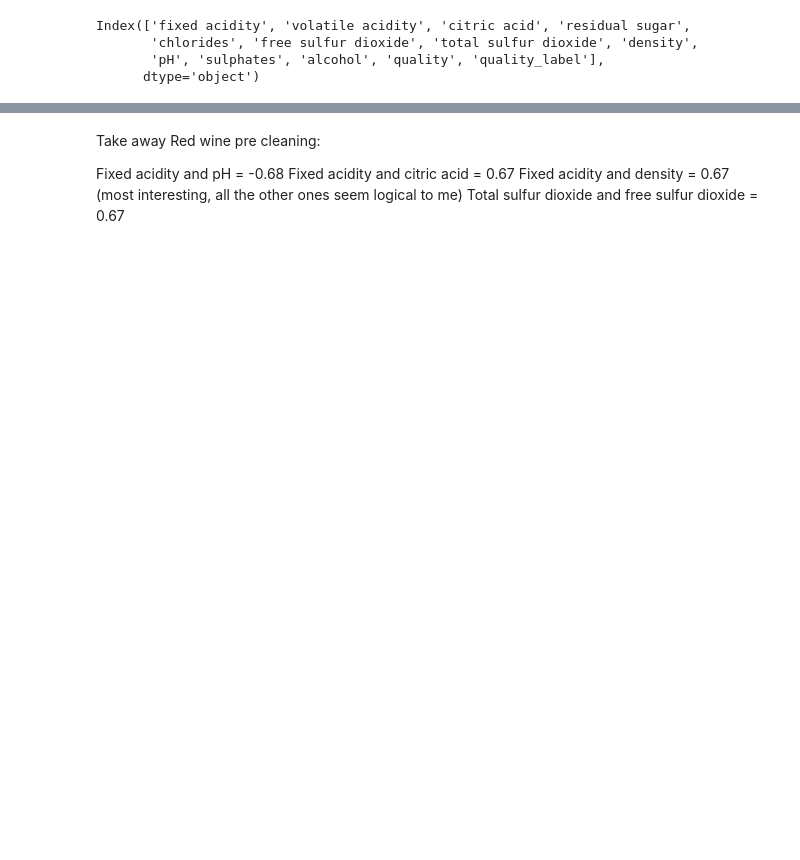
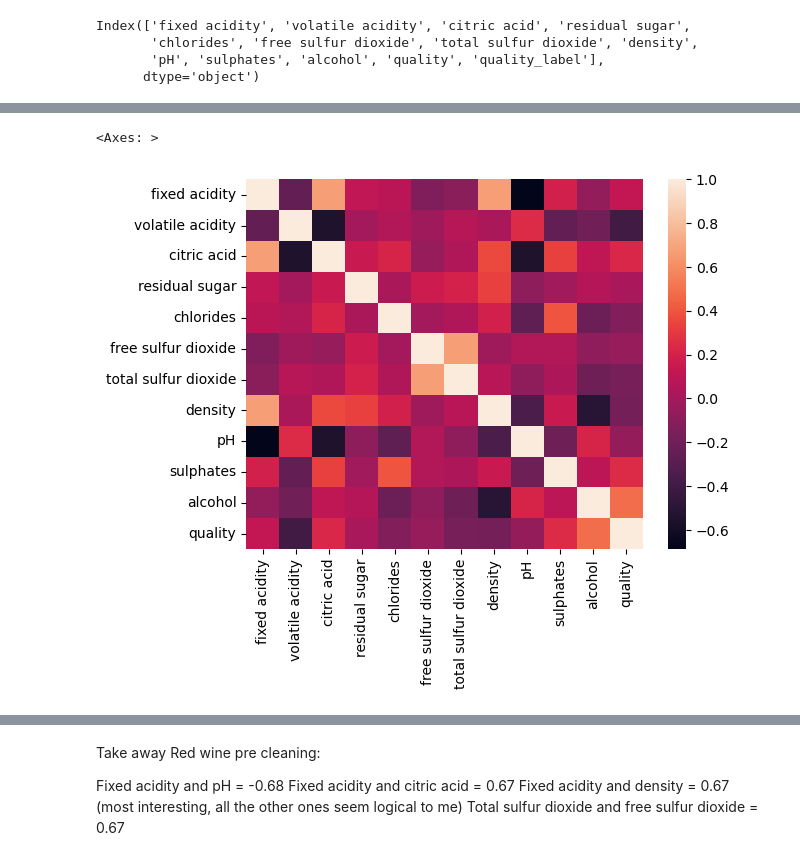
Before and after one commit to MiriamHerrmann/Wine_Data_Project, a Jupyter notebook: WineDataSet.ipynb, the cells around one changed output, grey strips where cells are left out. Saved outputs shown, nothing was run; the diff lists cells and outputs as text; code cells hidden in the pictures; blank space fills up the shorter version.

```diff
--- a/WineDataSet.ipynb
+++ b/WineDataSet.ipynb
@@ -445,6 +468,11 @@ plt.title("Red Wine Quality")
 # negative corrolation - something is added or decreased and the second variable acts in the opposite way.
 red_wine_01.corr().round(2)
 #round to make it easier to read
+# %%
+sns.heatmap(red_wine_01.corr())
+# %% [output]
+<Axes: >
+[figure, added]
 # %%
 sns.heatmap(red_wine_01.corr().round(2), annot=True, vmin=-1, vmax=1, center=0, cmap='vlag')
 #annot=True shows the vlues in the individual heat map squares
```
Also changed, not shown: parts of 14 cells of this notebook.
